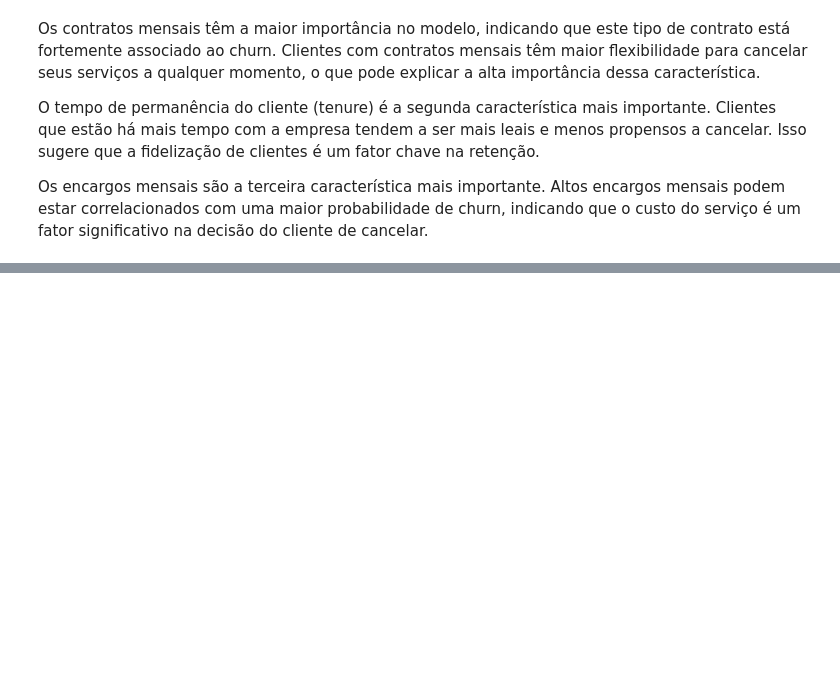
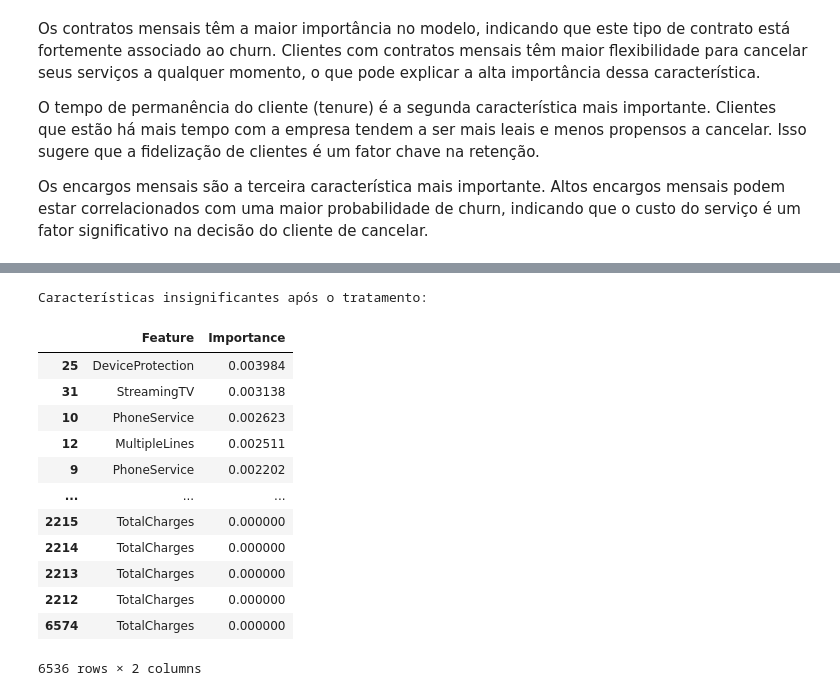
Before and after one commit to ArthurrCr/Churn_Telco, a Jupyter notebook: notebooks/exploratory_data_analysis.ipynb, the cells around one changed output, grey strips where cells are left out. Drawn from its saved outputs; the diff is of its cells as text; code cells hidden in the pictures; blank space fills up the shorter version.

```diff
--- a/notebooks/exploratory_data_analysis.ipynb
+++ b/notebooks/exploratory_data_analysis.ipynb
@@ -459,0 +529,20 @@ Os encargos mensais são a terceira característica mais importante. Altos encar
+# %%
+# Tratar insignificant_features mesclando as iguais antes de _
+insignificant_features['Feature'] = insignificant_features['Feature'].apply(lambda x: x.split('_')[0])
+print("Características insignificantes após o tratamento:")
+display(insignificant_features)
+# %% [output]
+Características insignificantes após o tratamento:
+|  | Feature | Importance |
+| 25 | DeviceProtection | 0.003984 |
+| 31 | StreamingTV | 0.003138 |
+| 10 | PhoneService | 0.002623 |
+| 12 | MultipleLines | 0.002511 |
+| 9 | PhoneService | 0.002202 |
+| ... | ... | ... |
+| 2215 | TotalCharges | 0.000000 |
+| 2214 | TotalCharges | 0.000000 |
+| 2213 | TotalCharges | 0.000000 |
+| 2212 | TotalCharges | 0.000000 |
+| 6574 | TotalCharges | 0.000000 |
+6536 rows × 2 columns
```
Also changed, not shown: parts of 7 cells of this notebook, 3 other files.
